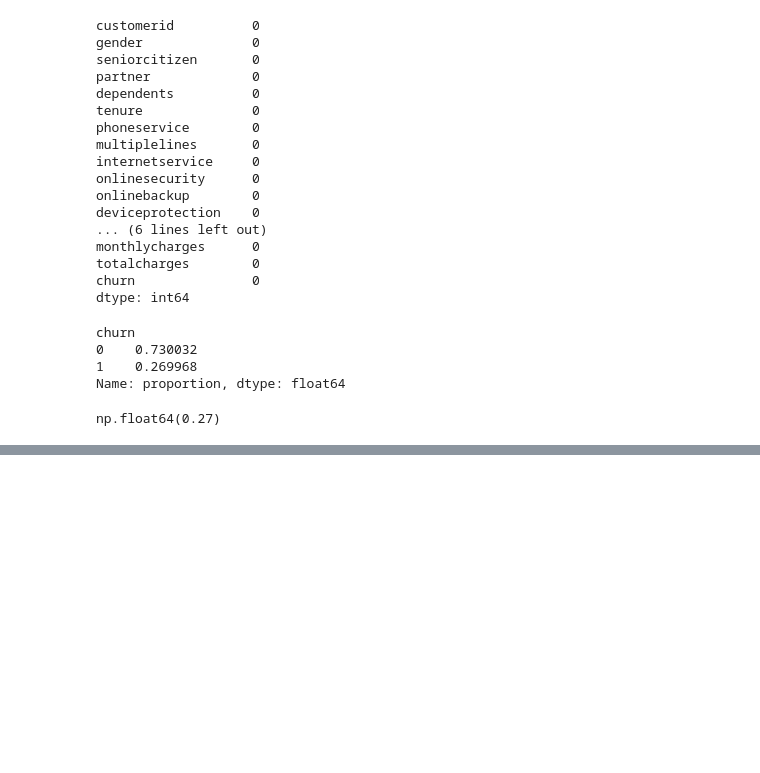
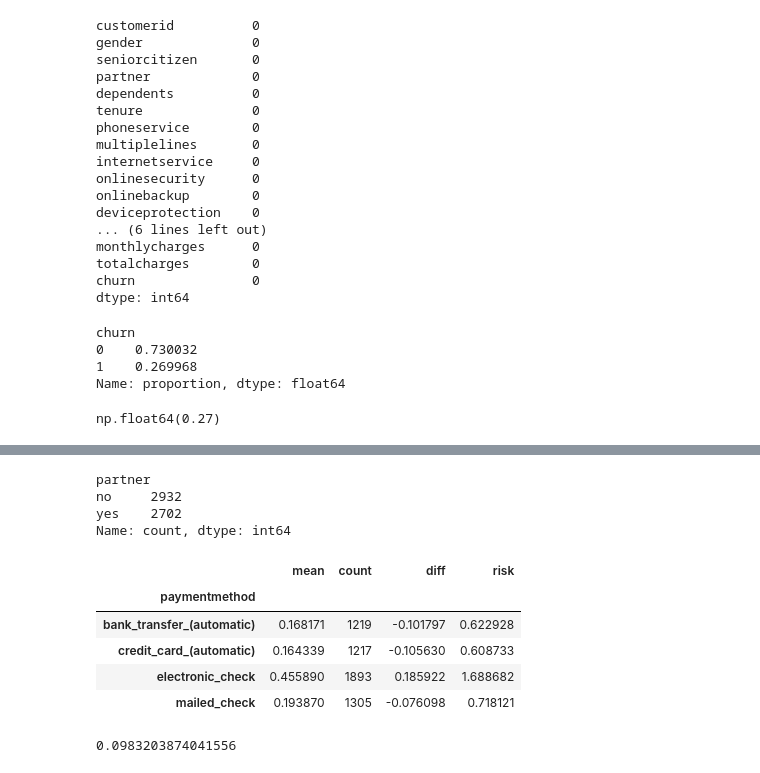
Before and after one commit to Krishna-Teja-Thallapalli-Venkata/Machine-Learning-Zoomcamp-Homework, a Jupyter notebook: 03-Classification/Homework.ipynb, the cells around one changed output, grey strips where cells are left out. Drawn from its saved outputs; the diff is of its cells as text; code cells hidden in the pictures; blank space fills up the shorter version.

```diff
--- a/03-Classification/Homework.ipynb
+++ b/03-Classification/Homework.ipynb
@@ -88,11 +88,9 @@ round(global_churn_rate,2)
 # %% [output]
 np.float64(0.27)
 # %%
-df.dtypes
 numerical = ['tenure','monthlycharges','totalcharges']
-categorial = ['customerid', 'gender', 'seniorcitizen', 'partner', 'dependents',
+categorical = ['gender', 'seniorcitizen', 'partner', 'dependents',
        'phoneservice', 'multiplelines', 'internetservice',
        'onlinesecurity', 'onlinebackup', 'deviceprotection', 'techsupport',
        'streamingtv', 'streamingmovies', 'contract', 'paperlessbilling',
        'paymentmethod']
-df.columns
@@ -105,0 +117,11 @@ Index(['customerid', 'gender', 'seniorcitizen', 'partner', 'dependents',
+# %%
+churn_female = df_full_train[df_full_train.gender == 'female'].churn.mean()
+churn_male = df_full_train[df_full_train.gender == 'male'].churn.mean()
+global_churn = df_full_train.churn.mean()
+# %%
+df_full_train.partner.value_counts()
+# %% [output]
+partner
+no     2932
+yes    2702
+Name: count, dtype: int64
@@ -105,0 +131,14 @@ Index(['customerid', 'gender', 'seniorcitizen', 'partner', 'dependents',
+# %%
+for c in categorical:
+    df_group = df_full_train.groupby(c).churn.agg(['mean','count'])
+    df_group['diff'] = df_group['mean'] - global_churn
+    df_group['risk'] = df_group['mean'] / global_churn
+# %%
+df_group.head()
+# %% [output]
+|  | mean | count | diff | risk |
+| paymentmethod |  |  |  |  |
+| bank_transfer_(automatic) | 0.168171 | 1219 | -0.101797 | 0.622928 |
+| credit_card_(automatic) | 0.164339 | 1217 | -0.105630 | 0.608733 |
+| electronic_check | 0.455890 | 1893 | 0.185922 | 1.688682 |
+| mailed_check | 0.193870 | 1305 | -0.076098 | 0.718121 |
@@ -105,0 +147,4 @@ Index(['customerid', 'gender', 'seniorcitizen', 'partner', 'dependents',
+# %%
+mutual_info_score(df_full_train.churn, df_full_train.contract)
+# %% [output]
+0.0983203874041556
```
Also changed, not shown: parts of 20 cells of this notebook.
